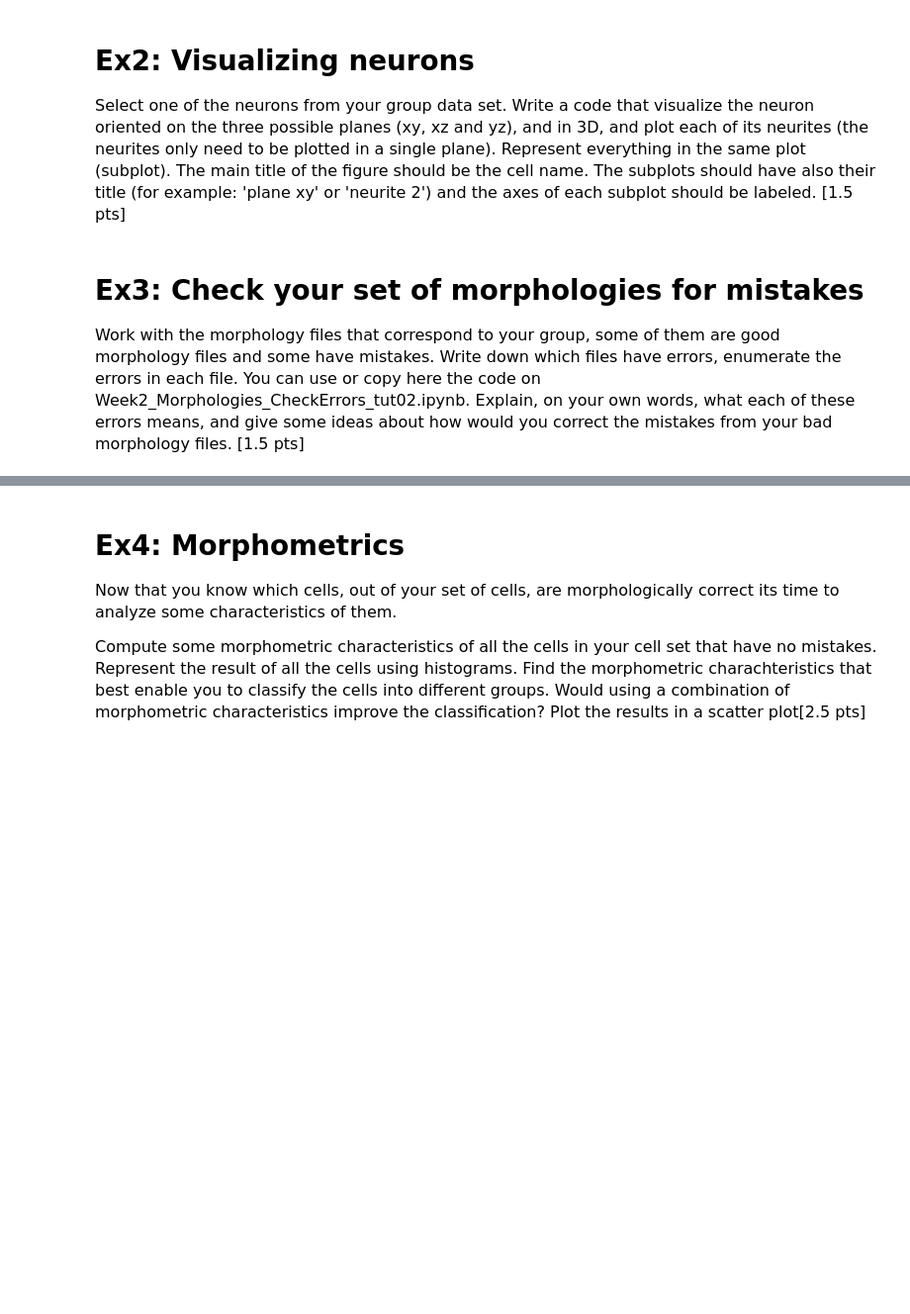
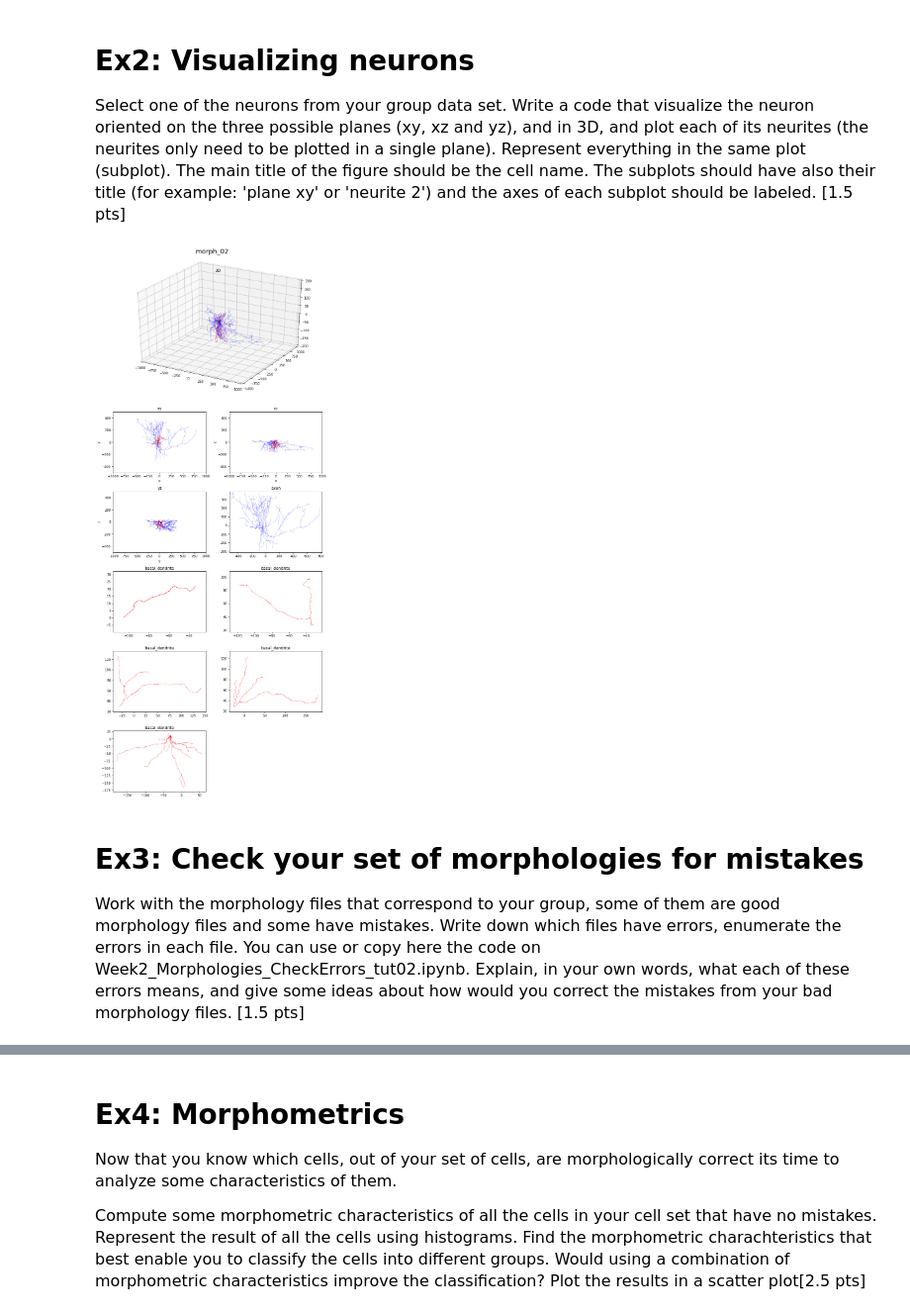
Before and after one commit to GasserElbanna/In-Silico-Neuroscience-Projects, a Jupyter notebook: Week2_HomeWorks.ipynb, the cells around one changed output, grey strips where cells are left out. Shown at 99% size. Saved outputs shown, nothing was run; the diff lists cells and outputs as text; code cells hidden in the pictures; blank space fills up the shorter version.

```diff
--- a/Week2_HomeWorks.ipynb
+++ b/Week2_HomeWorks.ipynb
@@ -79,47 +79,48 @@ Wrote cell 0 to cell_trial.swc
 # %%
 import neurom as nm
 from neurom import viewer
 from neurom.view import view
 from neurom.view.common import update_plot_limits
 import matplotlib.pyplot as plt
 
 #Get Neuron Path, Load Neuron Morphology, Extract Neurites from Neuron object
-nrn = 'Group_01/00/morph_03.swc'
+nrn = 'Group_01/00/morph_02.swc'
 neuron = nm.load_neuron(nrn)
 neurites = neuron.neurites
 
 # Create Figure to include all subplots
-fig = plt.figure(figsize=(20, 6))
+fig = plt.figure(figsize=(10, 40))
 
 # Plot neuron in 3D in a subplot
-axes = fig.add_subplot(1, 8, 8, projection='3d') # Add to the last subplot
+axes = fig.add_subplot(12, 2, (1,4), projection='3d') # Add to the last subplot
 nm.viewer.plot_neuron3d(axes, neuron)
-axes.axis('off')
+axes.set_ylim((-1000, 1000))
+axes.set_xlim((-1000, 1000))
+axes.set_zlim(-200,200)
 axes.set_title('3D')
 
 # Plot Neuron in 2D in 3 planes
-planes = ['xy', 'yz', 'xz']
+planes = ['xy', 'xz', 'yz']
 for i, plane in enumerate(planes):
-    axes = fig.add_subplot(1, 8, i+5)
+    axes = fig.add_subplot(12, 2, i+5)
     nm.viewer.plot_neuron(axes, neuron, plane=plane)
-    axes.axis('off')
+    axes.set_ylim((-500, 500))
+    axes.set_xlim((-1000, 1000))
     axes.set_title(str(plane))
 
 # Plot Neurites separately
 for i, neurite in enumerate(neurites):
-    # If condition is just to preserve the order and shape of subplots
-    if i < 4:
-        current_axes = fig.add_subplot(2, 8, i+1)
-    else:
-        current_axes = fig.add_subplot(2, 8, i+5)
+    current_axes = fig.add_subplot(12, 2, i+8)
     view.plot_tree(current_axes, neurite, plane='xy')
     update_plot_limits(current_axes, white_space=10)
-    current_axes.axis('off')
     current_axes.set_title(str(neurite.type).split('.')[1])
 
 # set a global title for the figure
-fig.suptitle(neuron.name, fontsize=20)
+fig.suptitle(neuron.name, y=1, fontsize=20)
+fig.tight_layout()
+# %% [output]
+[figure, added]
 # %% [markdown]
 # Ex3: Check your set of morphologies for mistakes
 
-<font size = "3">Work with the morphology files that correspond to your group, some of them are good morphology files and some have mistakes. Write down which files have errors, enumerate the errors in each file. You can use or copy here the code on Week2_Morphologies_CheckErrors_tut02.ipynb. Explain, on your own words, what each of these errors means, and give some ideas about how would you correct the mistakes from your bad morphology files. [1.5 pts]
+<font size = "3">Work with the morphology files that correspond to your group, some of them are good morphology files and some have mistakes. Write down which files have errors, enumerate the errors in each file. You can use or copy here the code on Week2_Morphologies_CheckErrors_tut02.ipynb. Explain, in your own words, what each of these errors means, and give some ideas about how would you correct the mistakes from your bad morphology files. [1.5 pts]
```
Also changed, not shown: parts of 4 cells of this notebook, 1 other file.
